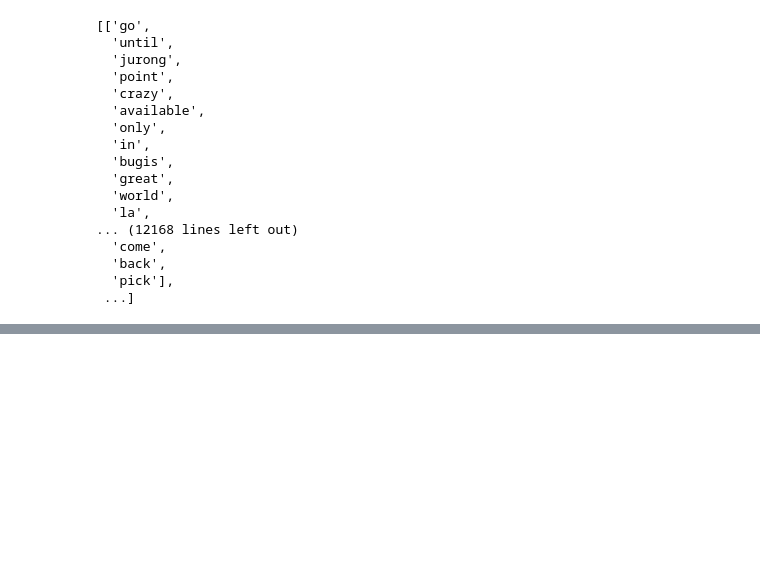
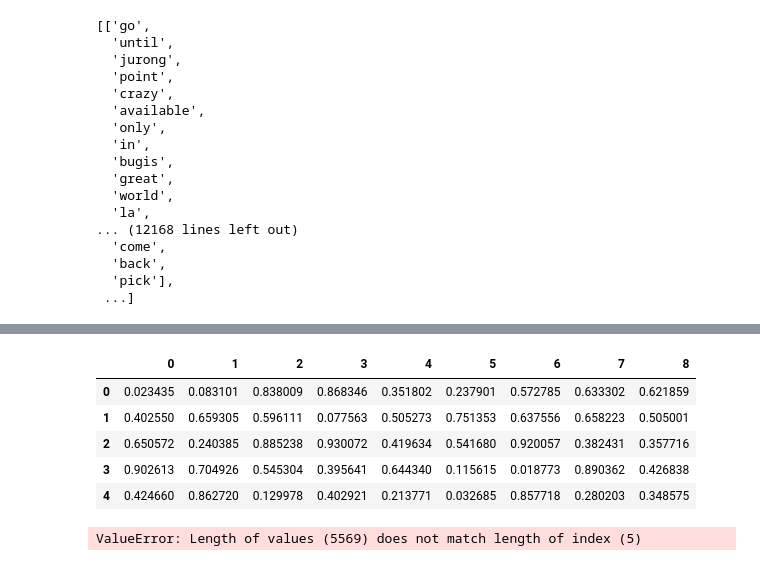
Before and after one commit to niharraju4/Natural_language_processing, a Jupyter notebook: AvgWord2Vec.ipynb, the cells around one changed output, grey strips where cells are left out. Drawn from its saved outputs; the diff is of its cells as text; code cells hidden in the pictures; blank space fills up the shorter version.

```diff
--- a/AvgWord2Vec.ipynb
+++ b/AvgWord2Vec.ipynb
@@ -153,0 +156,3 @@ words
+# %%
+# Lets train Word2Vec from sctrach
+model = gensim.models.Word2Vec(words)
@@ -153,0 +246,9 @@ words
+# %%
+import numpy as np
+def avg2Vec(doc):
+    #remove out of vocabulary words
+    #sent=[word for word in doc if word in model.wv.index_to_key]
+    #print(sent)
+
+    return np.mean([model.mv[word]for word in doc if word in model.wv.index_to_key])
+#or [np.zeros(len(model.wv.index_to_key))], axis = 0
@@ -153,0 +366,15 @@ words
+# %%
+## this is the final independent features
+import pandas as pd
+import numpy as np
+
+# Assuming X is a list of numpy arrays
+X = [np.random.rand(3, 3) for _ in range(5)]
+
+# this is the final independent features
+df_list = []
+for i in range(0, len(X)):
+    df_list.append(pd.DataFrame(X[i].reshape(1, -1)))
+
+df = pd.concat(df_list, ignore_index=True)
+print(df)
@@ -153,0 +395,13 @@ words
+# %%
+df.head()
+# %% [output]
+|  | 0 | 1 | 2 | 3 | 4 | 5 | 6 | 7 | 8 |
+| 0 | 0.023435 | 0.083101 | 0.838009 | 0.868346 | 0.351802 | 0.237901 | 0.572785 | 0.633302 | 0.621859 |
+| 1 | 0.402550 | 0.659305 | 0.596111 | 0.077563 | 0.505273 | 0.751353 | 0.637556 | 0.658223 | 0.505001 |
+| 2 | 0.650572 | 0.240385 | 0.885238 | 0.930072 | 0.419634 | 0.541680 | 0.920057 | 0.382431 | 0.357716 |
+| 3 | 0.902613 | 0.704926 | 0.545304 | 0.395641 | 0.644340 | 0.115615 | 0.018773 | 0.890362 | 0.426838 |
+| 4 | 0.424660 | 0.862720 | 0.129978 | 0.402921 | 0.213771 | 0.032685 | 0.857718 | 0.280203 | 0.348575 |
+# %%
+df['Output']=y
+# %% [output]
+ValueError: Length of values (5569) does not match length of index (5)
```
Also changed, not shown: parts of 27 cells of this notebook.
